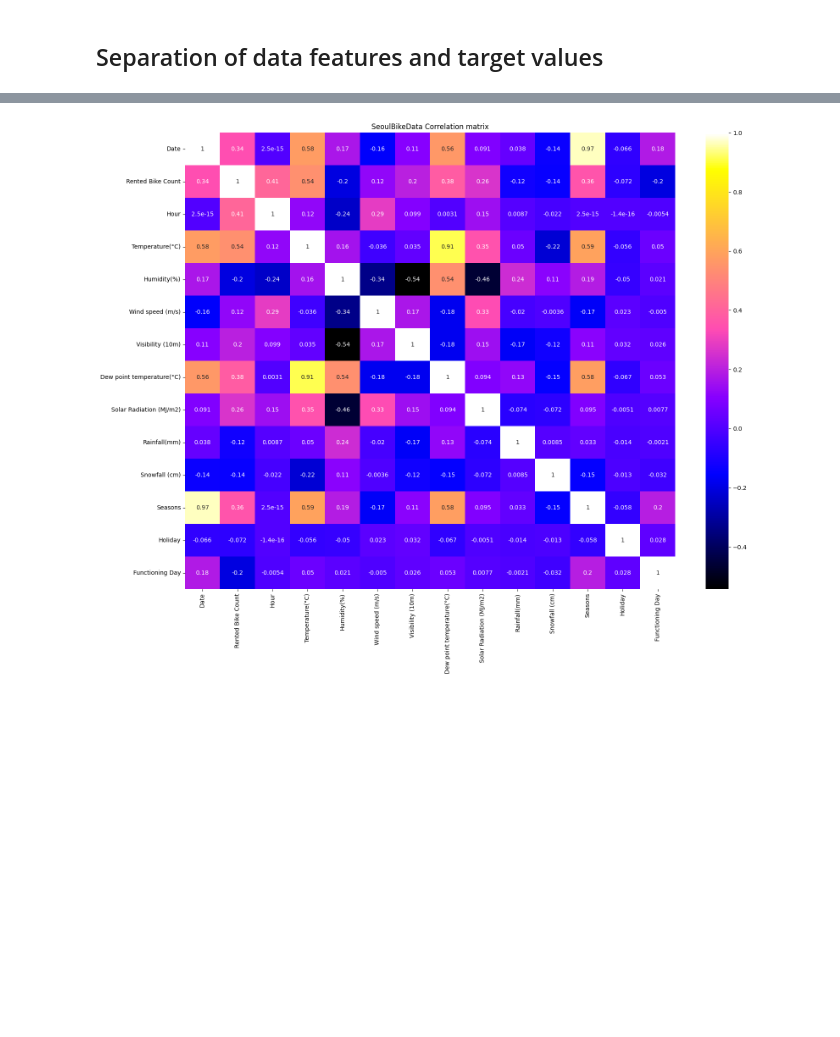
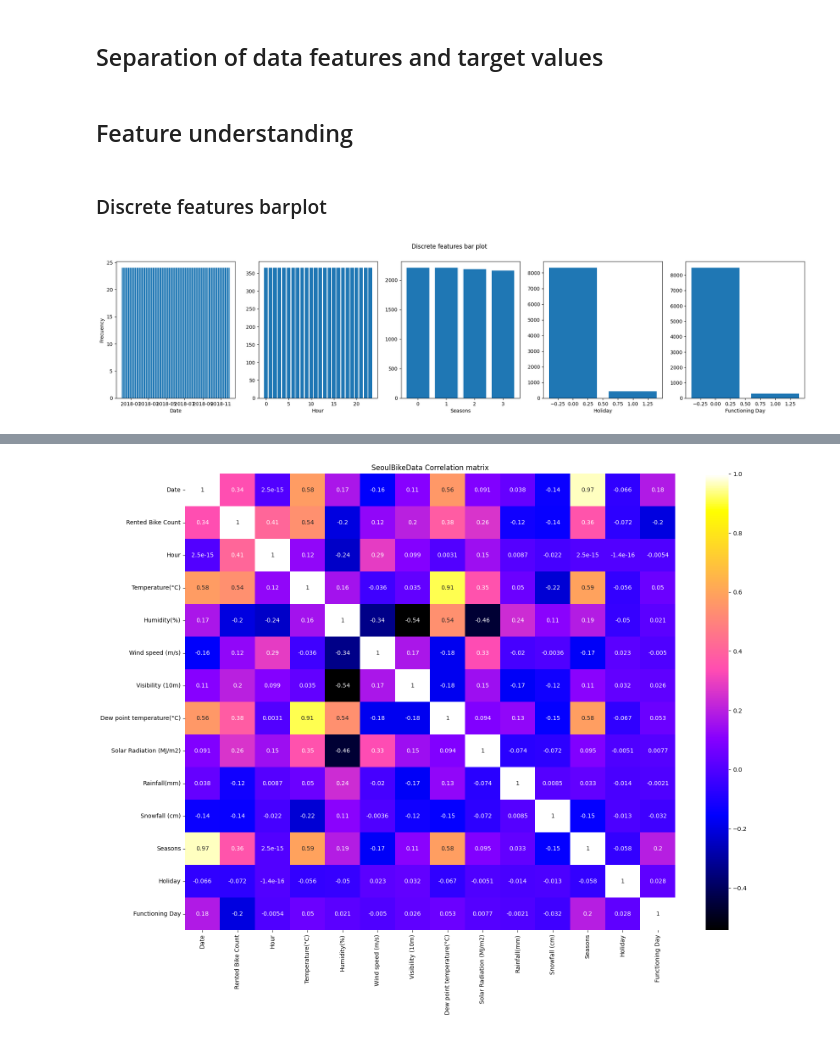
Before and after one commit to IvanGomez37/Final-Project-FoML, a Jupyter notebook: seoul_bike.ipynb, the cells around one changed output, grey strips where cells are left out. Saved outputs shown, nothing was run; the diff lists cells and outputs as text; code cells hidden in the pictures; blank space fills up the shorter version.

```diff
--- a/seoul_bike.ipynb
+++ b/seoul_bike.ipynb
@@ -140,3 +140,36 @@ SeoulBikeData_target = SeoulBikeData["Rented Bike Count"]
 
 # Obtaining features dataframe
 SeoulBikeData_features = SeoulBikeData.drop(columns=["Rented Bike Count"])
+
+# Lists for feature type
+discrete_features = ['Date','Hour','Seasons', 'Holiday', 'Functioning Day']
+continuous_features = ['Temperature(°C)', 'Humidity(%)', 'Wind speed (m/s)', 'Visibility (10m)', 'Dew point temperature(°C)', 'Solar Radiation (MJ/m2)', 'Rainfall(mm)', 'Snowfall (cm)']
+# %% [markdown]
+## Feature understanding
+# %% [markdown]
+### Discrete features barplot
+# %%
+# Function to generate barplot
+def discrete_features_barplot(data, data_cols):
+    # Number of features
+    num_col = len(data_cols)
+
+    # Creating subplots
+    fig, axs = plt.subplots(1, num_col, figsize=(num_col * 5, 5))
+
+    # Plotting for each feature
+    for i, data_col in zip(range(num_col), data_cols):
+        axs[i].bar(data[data_col].unique(), data[data_col].value_counts())
+
+        # Setting rows and columns shared labels
+        if i == 0: axs[i].set_ylabel("Frecuency")
+        axs[i].set_xlabel(data_col)
+
+    return fig
+
+# Plotting barplot
+discrete_barplot = discrete_features_barplot(SeoulBikeData, discrete_features)
+plt.suptitle("Discrete features bar plot")
+plt.show()
+# %% [output]
+[figure, added]
```
Also changed, not shown: parts of 10 cells of this notebook.
